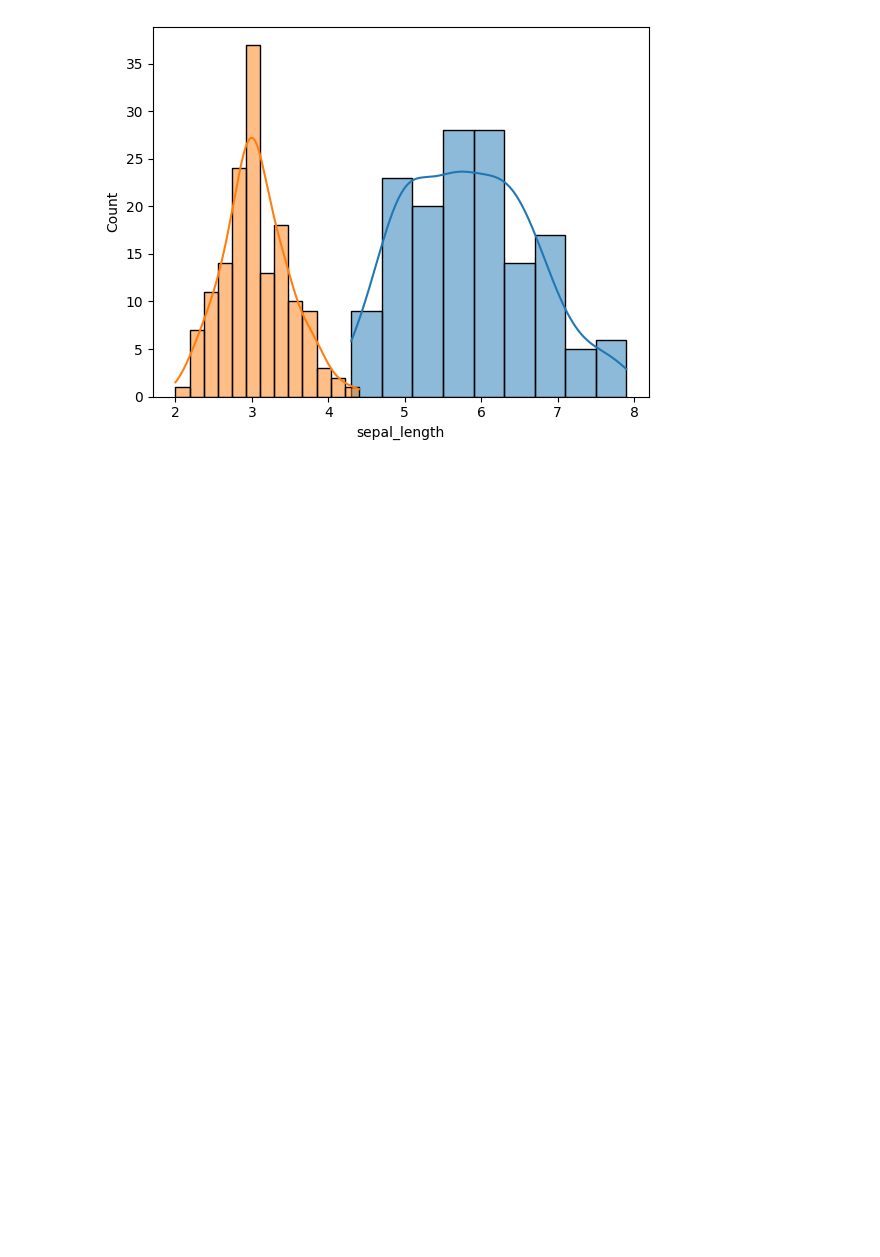
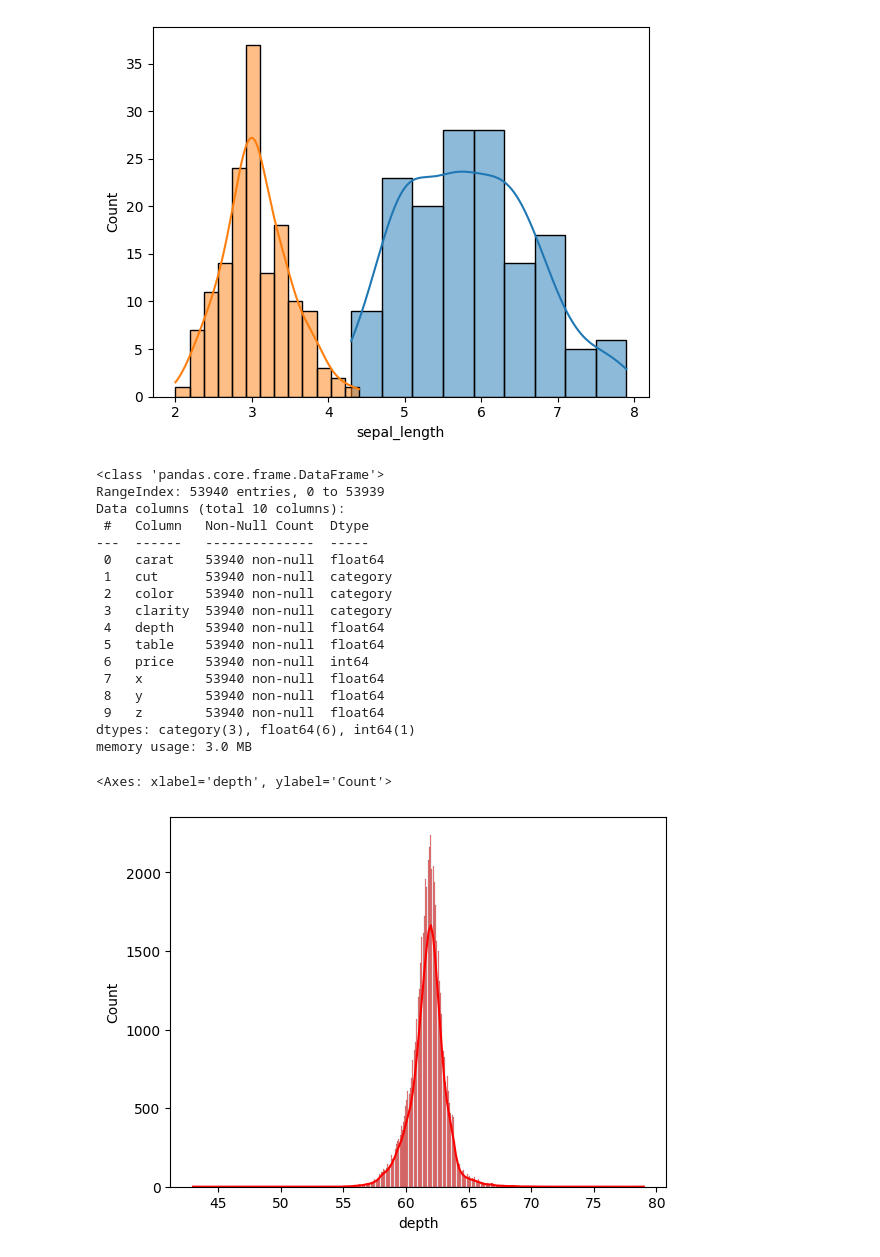
Before and after one commit to svgoudar/data_science_tutorial, a Jupyter notebook: Data_visualization.ipynb, the cells around one changed output. Cells and saved outputs as stored; diff of their text form; code cells hidden in the pictures; blank space fills up the shorter version.

```diff
--- a/Data_visualization.ipynb
+++ b/Data_visualization.ipynb
@@ -60,3 +60,32 @@ sbn.histplot(iris.sepal_width, kde=True)
 # %% [output]
 <Axes: xlabel='sepal_length', ylabel='Count'>
 [figure]
+# %%
+diamonds = sbn_datasets.diamonds
+diamonds.info()
+sbn.histplot(diamonds.depth,color="red",kde=True)
+# sbn.histplot(diamonds.cut)
+# sbn.histplot(diamonds.color)
+# sbn.histplot(diamonds.clarity)
+# sbn.histplot(diamonds.depth)
+# sbn.histplot(diamonds.table)
+# %% [output]
+<class 'pandas.core.frame.DataFrame'>
+RangeIndex: 53940 entries, 0 to 53939
+Data columns (total 10 columns):
+ #   Column   Non-Null Count  Dtype
+---  ------   --------------  -----
+ 0   carat    53940 non-null  float64
+ 1   cut      53940 non-null  category
+ 2   color    53940 non-null  category
+ 3   clarity  53940 non-null  category
+ 4   depth    53940 non-null  float64
+ 5   table    53940 non-null  float64
+ 6   price    53940 non-null  int64
+ 7   x        53940 non-null  float64
+ 8   y        53940 non-null  float64
+ 9   z        53940 non-null  float64
+dtypes: category(3), float64(6), int64(1)
+memory usage: 3.0 MB
+<Axes: xlabel='depth', ylabel='Count'>
+[figure, added]
```
Also changed, not shown: parts of 7 cells of this notebook, 1 other file.
